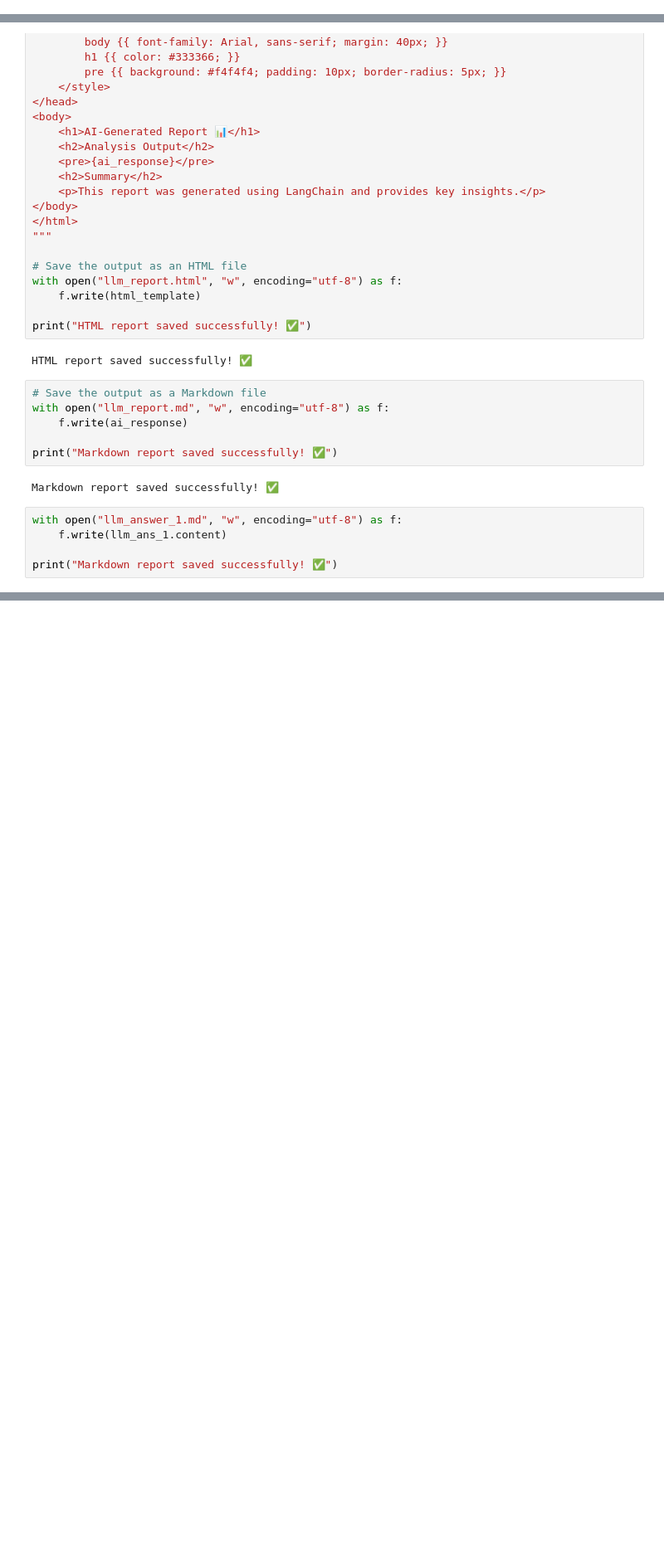
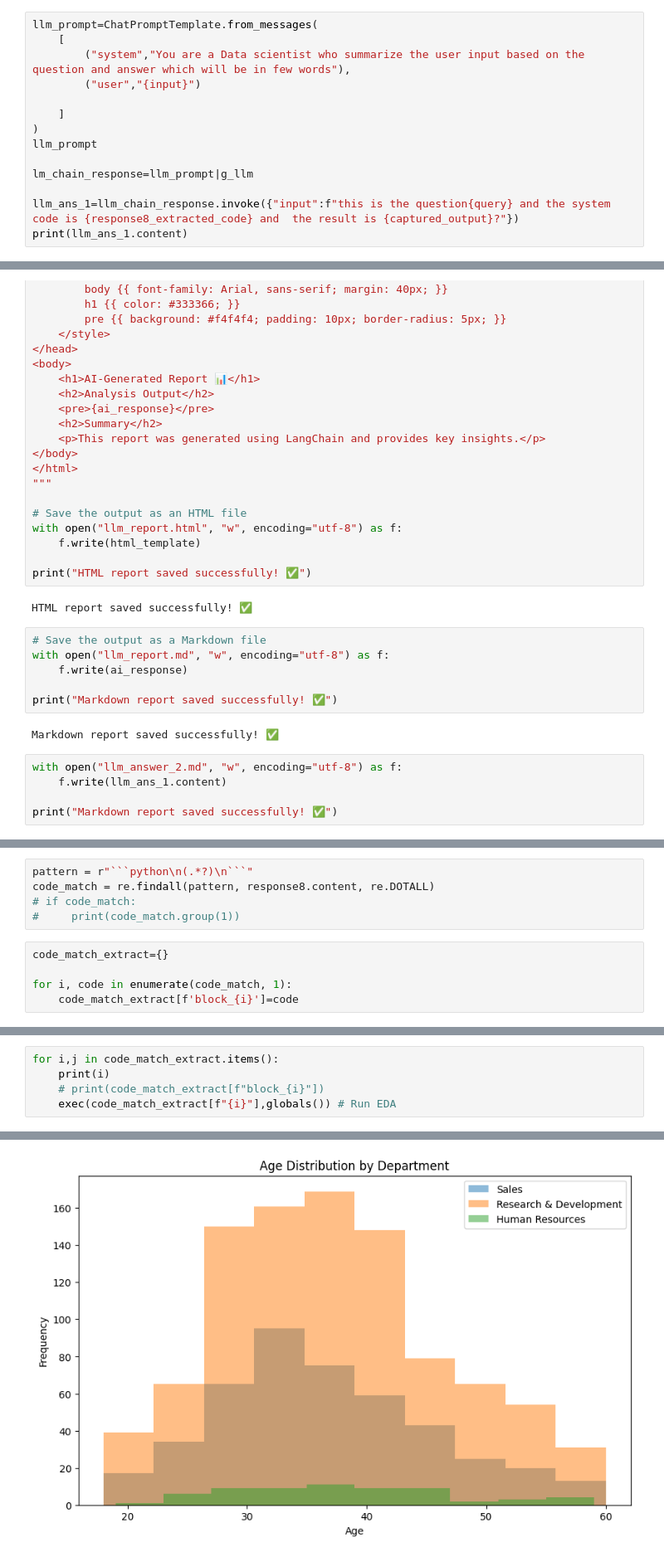
Before and after one commit to Sivasubramaniansivanayagam/Lanchain_Data_analysis, a Jupyter notebook: Data_analysis_agent.ipynb, the cells around one changed output, grey strips where cells are left out. Shown at 83% size. Saved outputs shown, nothing was run; the diff lists cells and outputs as text; blank space fills up the shorter version.

Commit message:
print_message_stored

````diff
--- a/Data_analysis_agent.ipynb
+++ b/Data_analysis_agent.ipynb
@@ -899,0 +976,14 @@ Name: count, dtype: int64
+# %%
+llm_prompt=ChatPromptTemplate.from_messages(
+    [
+        ("system","You are a Data scientist who summarize the user input based on the question and answer which will be in few words"),
+        ("user","{input}")
+
+    ]
+)
+llm_prompt
+
+lm_chain_response=llm_prompt|g_llm
+
+llm_ans_1=llm_chain_response.invoke({"input":f"this is the question{query} and the system code is {response8_extracted_code} and  the result is {captured_output}?"})
+print(llm_ans_1.content)
@@ -1031,7 +1147,7 @@ print("Markdown report saved successfully! ✅")
 # %% [output]
 Markdown report saved successfully! ✅
 # %%
-with open("llm_answer_1.md", "w", encoding="utf-8") as f:
+with open("llm_answer_2.md", "w", encoding="utf-8") as f:
     f.write(llm_ans_1.content)
 
 print("Markdown report saved successfully! ✅")
@@ -1037,0 +1156,10 @@ print("Markdown report saved successfully! ✅")
+# %%
+pattern = r"```python\n(.*?)\n```"
+code_match = re.findall(pattern, response8.content, re.DOTALL)
+# if code_match:
+#     print(code_match.group(1))
+# %%
+code_match_extract={}
+
+for i, code in enumerate(code_match, 1):
+    code_match_extract[f'block_{i}']=code
@@ -1037,0 +1192,6 @@ print("Markdown report saved successfully! ✅")
+# %%
+for i,j in code_match_extract.items():
+    print(i)
+    # print(code_match_extract[f"block_{i}"])
+    exec(code_match_extract[f"{i}"],globals()) # Run EDA
+# %% [output]
@@ -1037,0 +1211 @@ print("Markdown report saved successfully! ✅")
+[figure, added]
````
Also changed, not shown: parts of 11 cells of this notebook.
